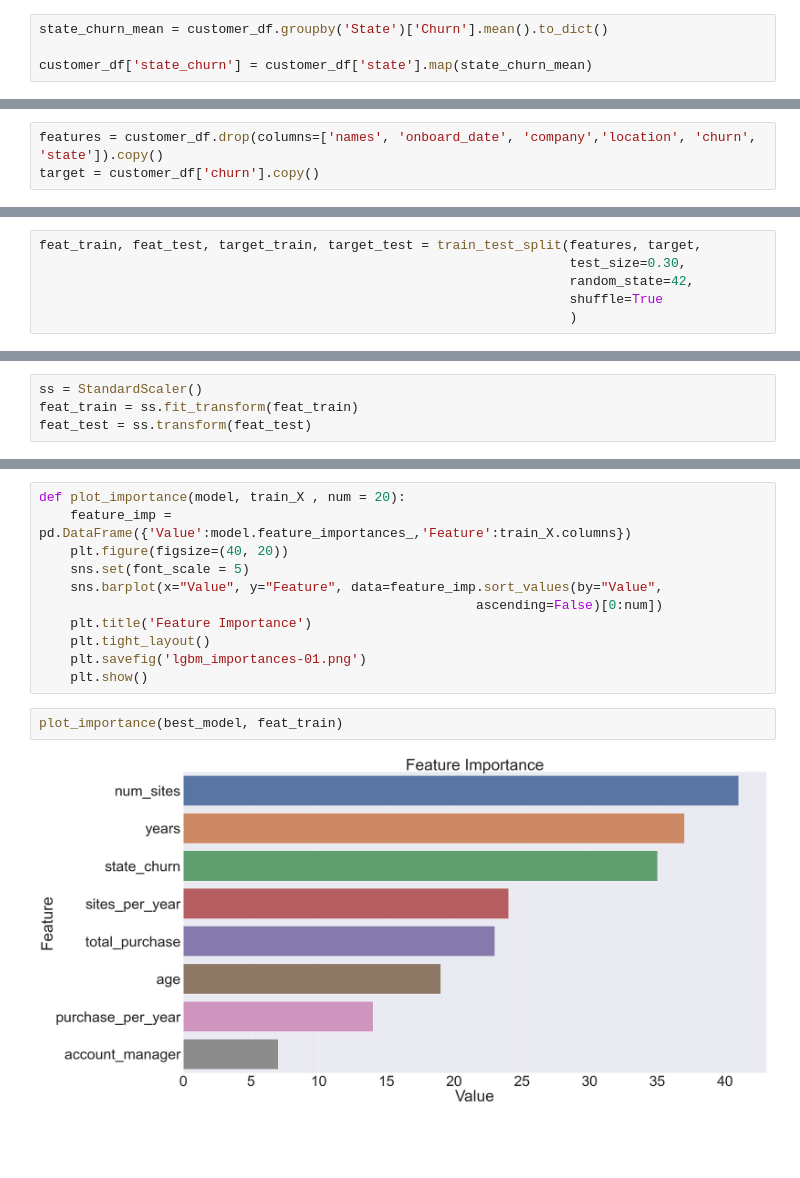
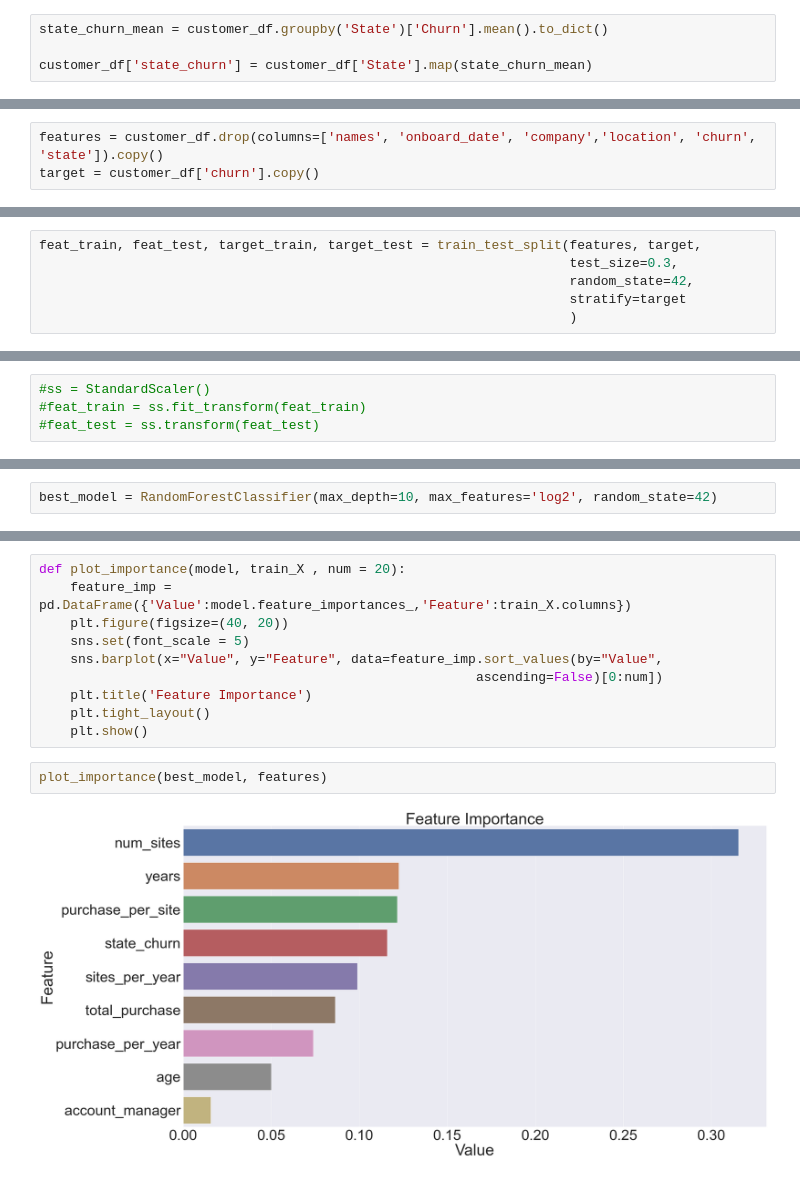
Before and after one commit to shabrown/customer_churn_prediction, a Jupyter notebook: customer_churn_prediction.ipynb, the cells around one changed output, grey strips where cells are left out. Cells and saved outputs as stored; diff of their text form; blank space fills up the shorter version.

Commit message:
Deployed the model with streamlit

```diff
--- a/customer_churn_prediction.ipynb
+++ b/customer_churn_prediction.ipynb
@@ -317,7 +343,7 @@ There is still a lot of room to improve the performance:
 # %%
 state_churn_mean = customer_df.groupby('State')['Churn'].mean().to_dict()
 
-customer_df['state_churn'] = customer_df['state'].map(state_churn_mean)
+customer_df['state_churn'] = customer_df['State'].map(state_churn_mean)
 # %%
 customer_df.head(2)
 # %% [output]
@@ -369,6 +386,6 @@ features.head()
 # %%
 feat_train, feat_test, target_train, target_test = train_test_split(features, target,
-                                                                    test_size=0.30,
+                                                                    test_size=0.3,
                                                                     random_state=42,
-                                                                    shuffle=True
+                                                                    stratify=target
                                                                     )
@@ -383,7 +412,7 @@ target_test.mean()
 # %%
-ss = StandardScaler()
-feat_train = ss.fit_transform(feat_train)
-feat_test = ss.transform(feat_test)
+#ss = StandardScaler()
+#feat_train = ss.fit_transform(feat_train)
+#feat_test = ss.transform(feat_test)
 # %%
 def select_model(train_X, train_y):
 
@@ -479,3 +502,5 @@ best_model = LGBMClassifier(colsample_bytree=0.65, n_estimators=40,
+# %%
+best_model = RandomForestClassifier(max_depth=10, max_features='log2', random_state=42)
 # %%
 best_model.fit(feat_train, target_train)
 # %% [output]
@@ -503,9 +526,8 @@ def plot_importance(model, train_X , num = 20):
                                                         ascending=False)[0:num])
     plt.title('Feature Importance')
     plt.tight_layout()
-    plt.savefig('lgbm_importances-01.png')
     plt.show()
 # %%
-plot_importance(best_model, feat_train)
+plot_importance(best_model, features)
 # %% [output]
-[figure, old version]
+[figure, new version]
```
Also changed, not shown: parts of 36 cells of this notebook, 8 other files.
